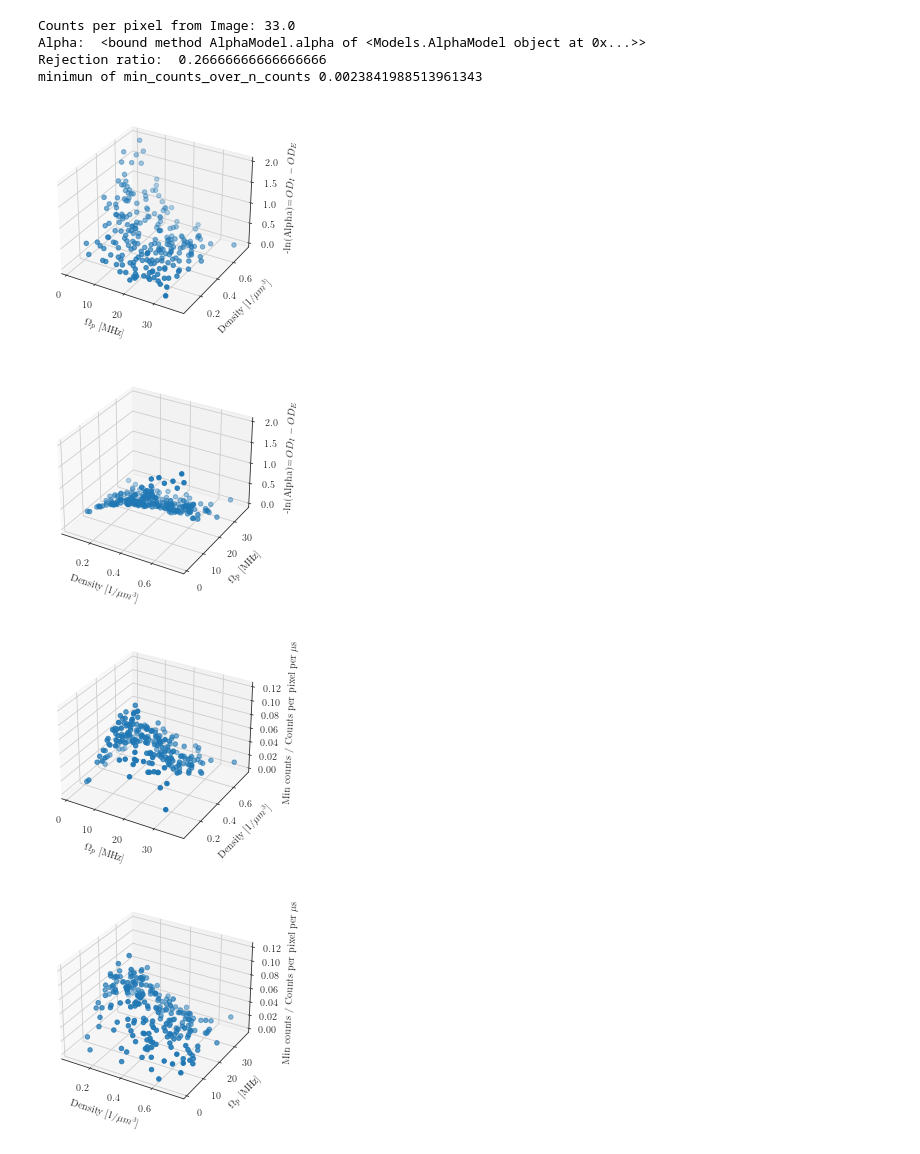
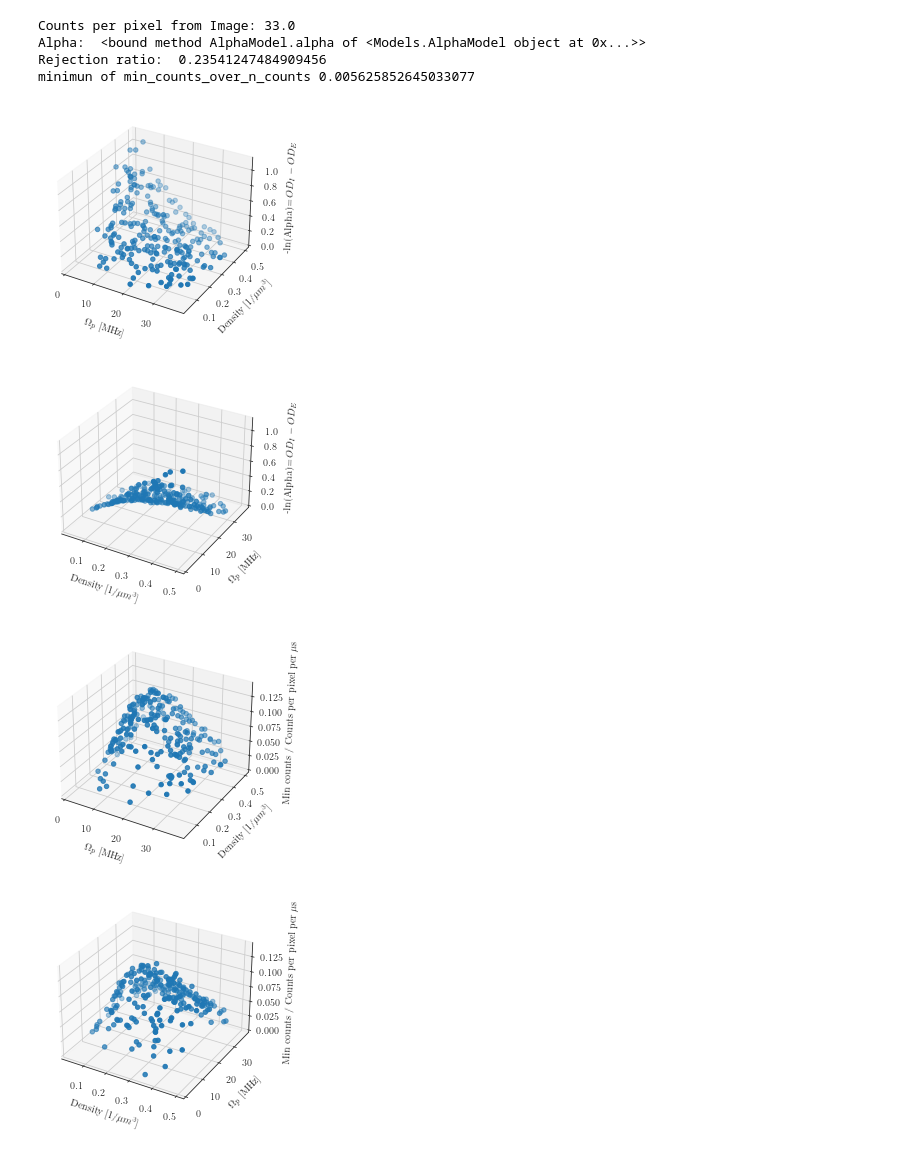
Before and after one commit to salzinger/SNRmodel, a Jupyter notebook: SNR_alphamodel-Copy1.ipynb, the cells around one changed output. Drawn from its saved outputs; the diff is of its cells as text; code cells hidden in the pictures.

```diff
--- a/SNR_alphamodel-Copy1.ipynb
+++ b/SNR_alphamodel-Copy1.ipynb
@@ -55,7 +55,7 @@ C_6=527
 
 cross_section=0.78*0.78 #um^2
 n_0=2.5*10**(-1) #1/um^3 = 10^12 1/cm^3 = 10^18 1/m^3
-sigma_z=13 #um
+sigma_z=10 #um
 
 N_i=1 #number of impuritíes
 sigma_r=4 #read noise
@@ -135,39 +135,39 @@ plt.show()
 
 fig = plt.figure()
 ax = fig.add_subplot(111, projection='3d')
 ax.scatter(a.Omega_p_list,a.n_0_list,a.min_counts_over_n_counts,cmap='afmhot')
 
 
 ax.set_xlabel('$\Omega_p$ [MHz]')
 ax.set_ylabel('Density $[1/\mu m^3]$')
 ax.set_zlabel('Min counts / Counts per pixel per $\mu$s')
 
 plt.show()
 
 fig = plt.figure()
 ax = fig.add_subplot(111, projection='3d')
 ax.scatter(a.n_0_list,a.Omega_p_list, a.min_counts_over_n_counts,cmap='afmhot')
 
 ax.set_xlabel('Density $[1/\mu m^3]$')
 ax.set_ylabel('$\Omega_p$ [MHz]')
 ax.set_zlabel('Min counts / Counts per pixel per $\mu$s')
 
 plt.show()
 
 
 
 
 
 #plt.plot(a.z_grid,a.f_bl(a.z_grid))
 # %% [output]
 Counts per pixel from Image: 33.0
 Alpha:  <bound method AlphaModel.alpha of <Models.AlphaModel object at 0x...>>
-Rejection ratio:  0.26666666666666666
-minimun of min_counts_over_n_counts 0.0023841988513961343
+Rejection ratio:  0.23541247484909456
+minimun of min_counts_over_n_counts 0.005625852645033077
-[figure, old version]
+[figure, new version]
-[figure, old version]
+[figure, new version]
-[figure, old version]
+[figure, new version]
-[figure, old version]
+[figure, new version]
 # %%
 plt.rcParams.update({
   "text.usetex": True,
```
Also changed, not shown: parts of 4 cells of this notebook, 1 other file.
